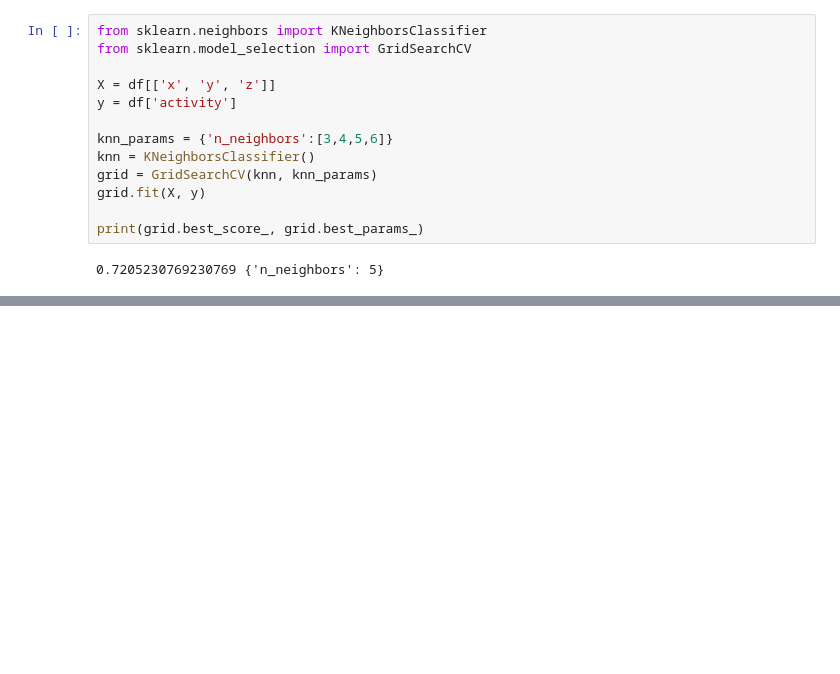
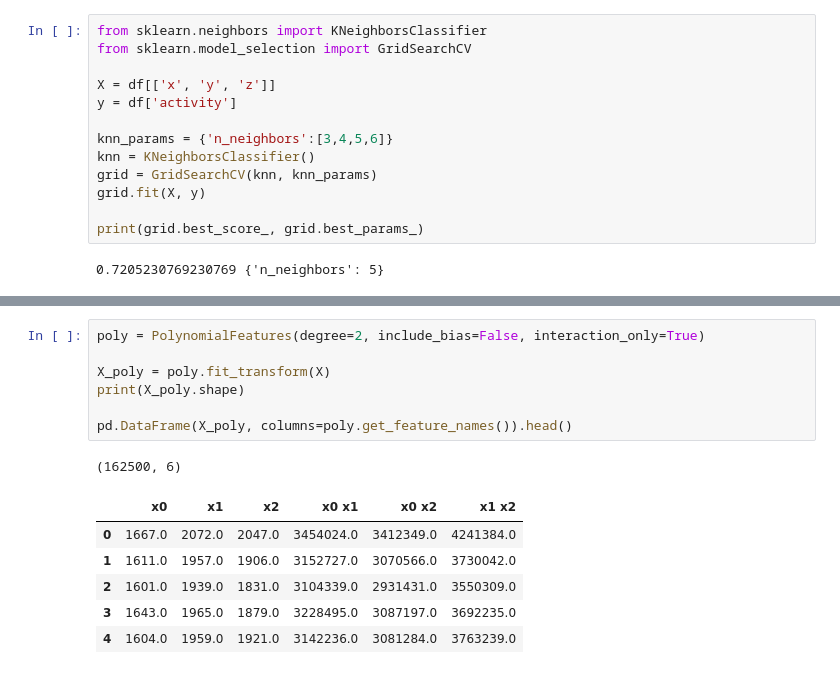
Before and after one commit to SuperSupeng/Data-analysis-with-python, a Jupyter notebook: dataAnalysis/Feature understanding/Feature building.ipynb, the cells around one changed output, grey strips where cells are left out. Cells and saved outputs as stored; diff of their text form; blank space fills up the shorter version.

```diff
--- a/dataAnalysis/Feature understanding/Feature building.ipynb
+++ b/dataAnalysis/Feature understanding/Feature building.ipynb
@@ -231,0 +252,15 @@ poly = PolynomialFeatures(degree=2, include_bias=False, interaction_only = False
+# %%
+poly = PolynomialFeatures(degree=2, include_bias=False, interaction_only=True)
+
+X_poly = poly.fit_transform(X)
+print(X_poly.shape)
+
+pd.DataFrame(X_poly, columns=poly.get_feature_names()).head()
+# %% [output]
+(162500, 6)
+|  | x0 | x1 | x2 | x0 x1 | x0 x2 | x1 x2 |
+| 0 | 1667.0 | 2072.0 | 2047.0 | 3454024.0 | 3412349.0 | 4241384.0 |
+| 1 | 1611.0 | 1957.0 | 1906.0 | 3152727.0 | 3070566.0 | 3730042.0 |
+| 2 | 1601.0 | 1939.0 | 1831.0 | 3104339.0 | 2931431.0 | 3550309.0 |
+| 3 | 1643.0 | 1965.0 | 1879.0 | 3228495.0 | 3087197.0 | 3692235.0 |
+| 4 | 1604.0 | 1959.0 | 1921.0 | 3142236.0 | 3081284.0 | 3763239.0 |
```
Also changed, not shown: parts of 5 cells of this notebook.
